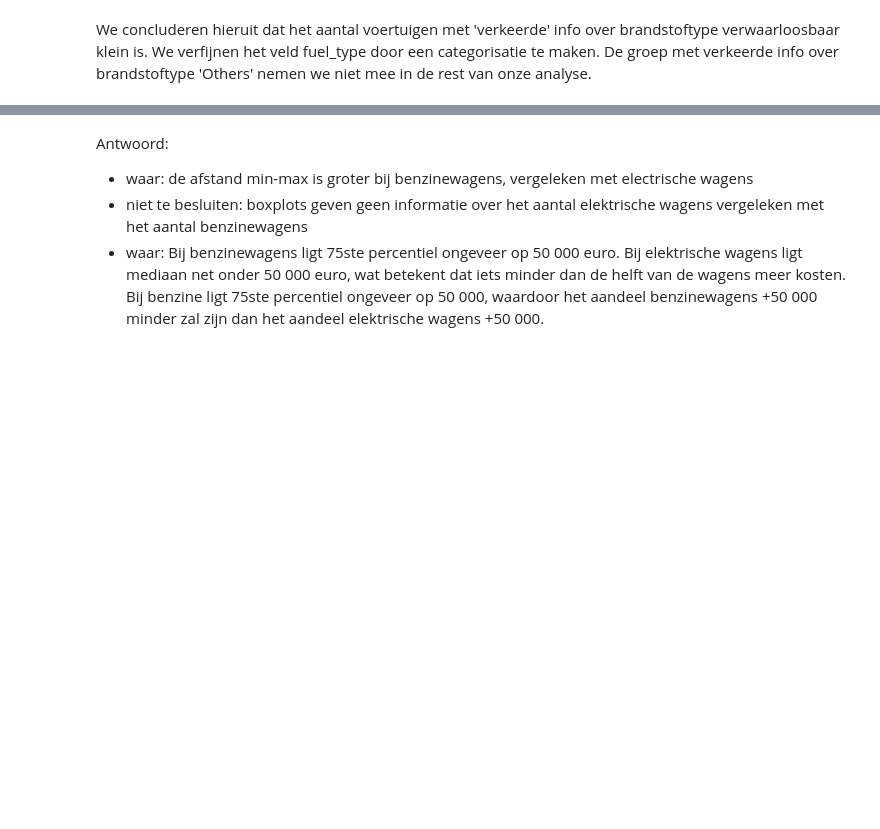
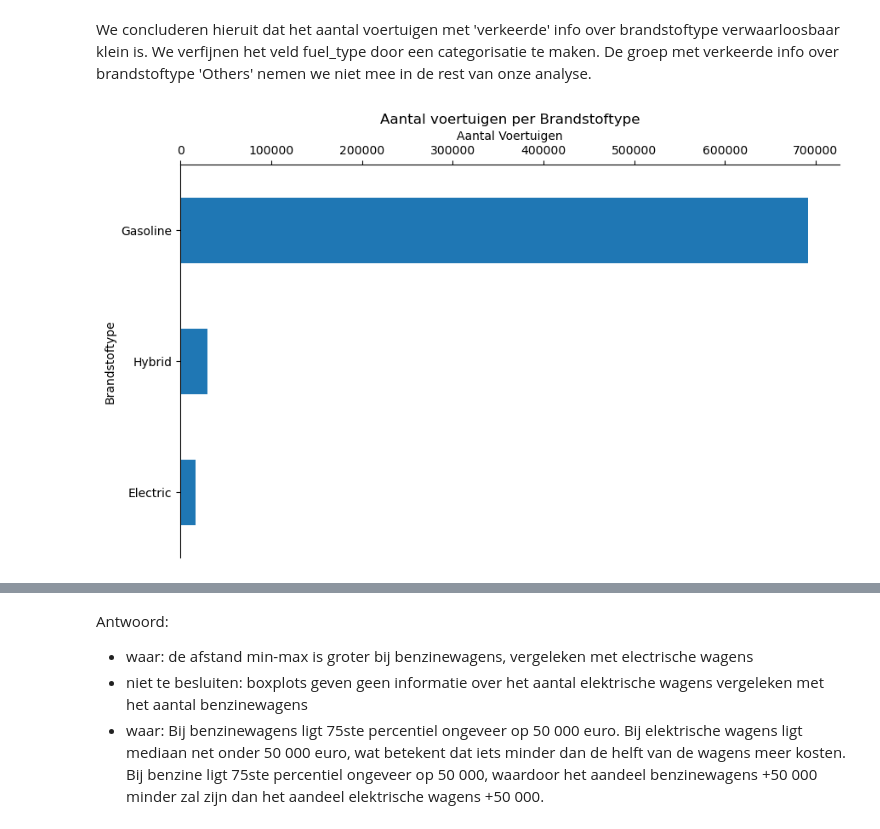
Before and after one commit to craftyraf/project-productie-proces, a Jupyter notebook: notebooks/autoproductie.ipynb, the cells around one changed output, grey strips where cells are left out. Drawn from its saved outputs; the diff is of its cells as text; code cells hidden in the pictures; blank space fills up the shorter version.

```diff
--- a/notebooks/autoproductie.ipynb
+++ b/notebooks/autoproductie.ipynb
@@ -178,3 +172,8 @@ df_cars['fuel_type'] = df_cars['fuel_type'].map(fuel_mapping)
-# %%
-# auto's met fuel_type categorie 'Other' wordt niet meegenomen
-df_cars = df_cars[df_cars.loc[:,'fuel_type'] != 'Other']
+# %%
+# Map fuel types using the fuel_mapping dictionary
+df_cars['mapped_fuel_type'] = df_cars['fuel_type'].map(fuel_mapping)
+
+# Use the function to create a horizontal bar chart for the 'mapped_fuel_type' column
+horizontal_bar_chart(df_cars, 'mapped_fuel_type', 'Aantal voertuigen per Brandstoftype', 'Aantal Voertuigen', 'Brandstoftype')
+# %% [output]
+[figure, added]
```
Also changed, not shown: parts of 14 cells of this notebook, 2 other files.
